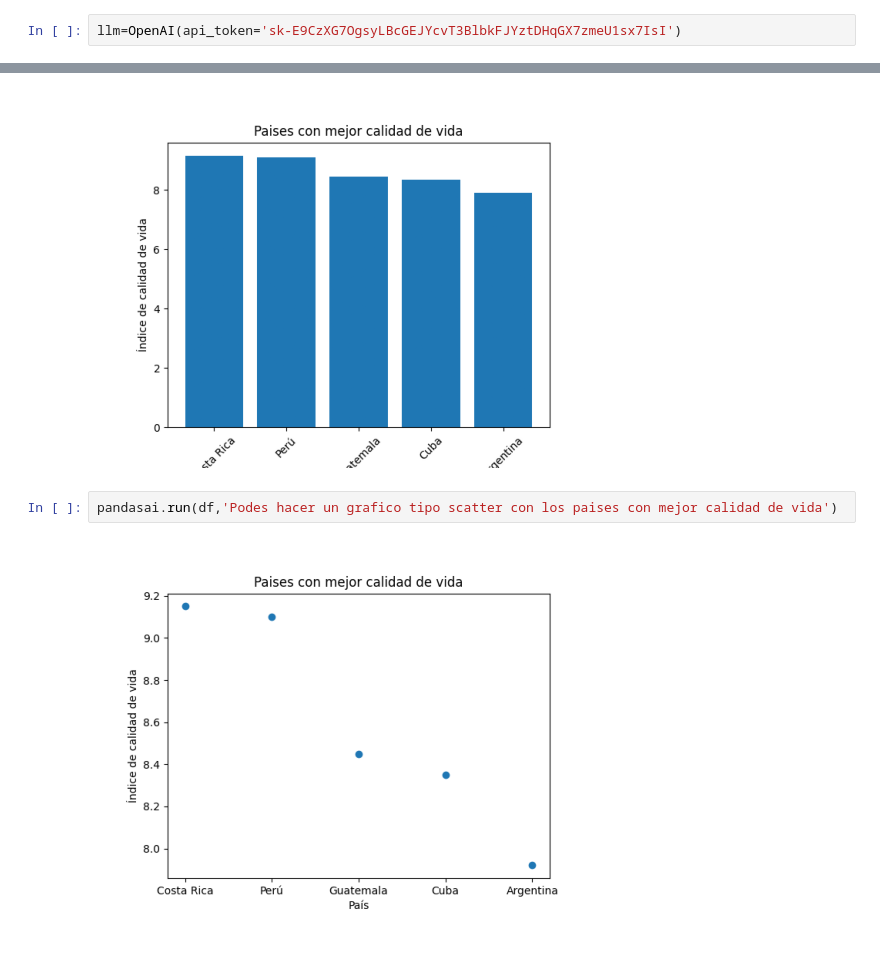
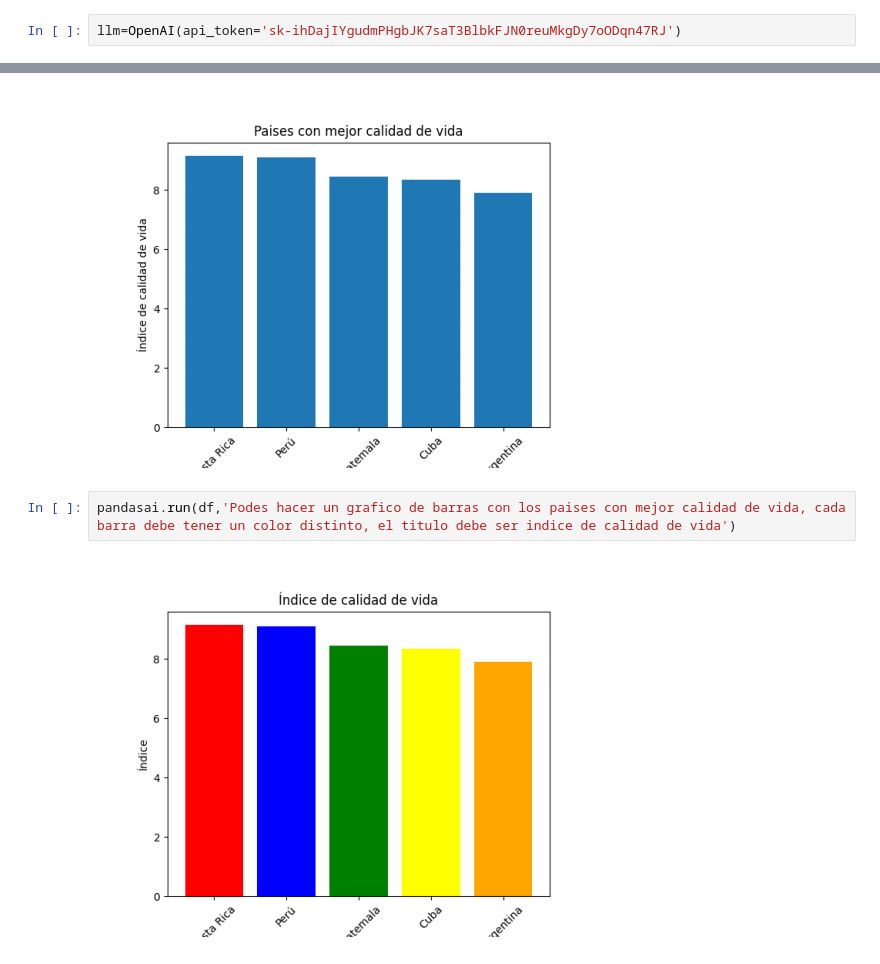
Before and after one commit to jepeloa/coder.examples.s1, a Jupyter notebook: pandasai.ipynb, the cells around one changed output, grey strips where cells are left out. Saved outputs shown, nothing was run; the diff lists cells and outputs as text.

```diff
--- a/pandasai.ipynb
+++ b/pandasai.ipynb
@@ -5,7 +5,7 @@ from pandasai.llm.openai import OpenAI
 import warnings
 warnings.filterwarnings('ignore')
 # %%
-llm=OpenAI(api_token='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')
+llm=OpenAI(api_token='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')
 # %%
 pandasai=PandasAI(llm)
 # %%
@@ -19,7 +27,7 @@ pandasai.run(df,'Podes hacer un grafico de barras con los paises con mejor calid
 # %% [output]
 [figure]
 # %%
-pandasai.run(df,'Podes hacer un grafico tipo scatter con los paises con mejor calidad de vida')
+pandasai.run(df,'Podes hacer un grafico de barras con los paises con mejor calidad de vida, cada barra debe tener un color distinto, el titulo debe ser indice de calidad de vida')
 # %% [output]
-[figure, old version]
+[figure, new version]
 # %%
```
Also changed, not shown: parts of 2 cells of this notebook, 4 other files.
